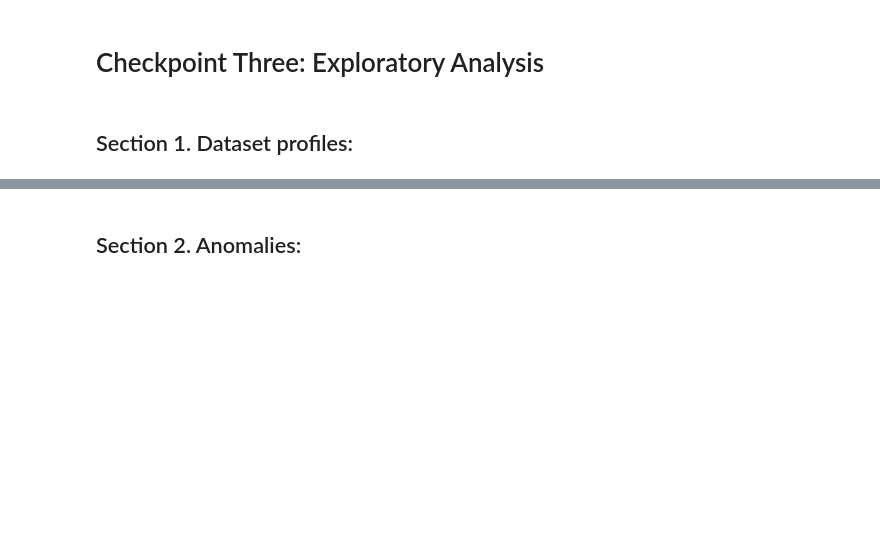
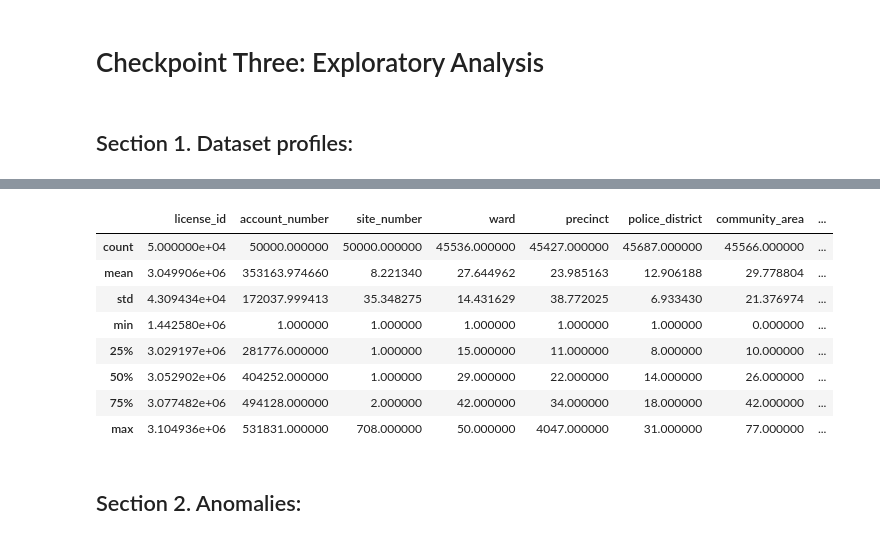
Before and after one commit to IrfanOzmen/CS418_Economic_Trajectories_Group, a Jupyter notebook: EDA_Checkpoint/eda.ipynb, the cells around one changed output, grey strips where cells are left out. Saved outputs shown, nothing was run; the diff lists cells and outputs as text; code cells hidden in the pictures; blank space fills up the shorter version.

```diff
--- a/EDA_Checkpoint/eda.ipynb
+++ b/EDA_Checkpoint/eda.ipynb
@@ -9,0 +198,12 @@ import gzip
+# %%
+business_licenses.describe()
+# %% [output]
+|  | license_id | account_number | site_number | ward | precinct | police_district | community_area | ... |
+| count | 5.000000e+04 | 50000.000000 | 50000.000000 | 45536.000000 | 45427.000000 | 45687.000000 | 45566.000000 | ... |
+| mean | 3.049906e+06 | 353163.974660 | 8.221340 | 27.644962 | 23.985163 | 12.906188 | 29.778804 | ... |
+| std | 4.309434e+04 | 172037.999413 | 35.348275 | 14.431629 | 38.772025 | 6.933430 | 21.376974 | ... |
+| min | 1.442580e+06 | 1.000000 | 1.000000 | 1.000000 | 1.000000 | 1.000000 | 0.000000 | ... |
+| 25% | 3.029197e+06 | 281776.000000 | 1.000000 | 15.000000 | 11.000000 | 8.000000 | 10.000000 | ... |
+| 50% | 3.052902e+06 | 404252.000000 | 1.000000 | 29.000000 | 22.000000 | 14.000000 | 26.000000 | ... |
+| 75% | 3.077482e+06 | 494128.000000 | 2.000000 | 42.000000 | 34.000000 | 18.000000 | 42.000000 | ... |
+| max | 3.104936e+06 | 531831.000000 | 708.000000 | 50.000000 | 4047.000000 | 31.000000 | 77.000000 | ... |
```
Also changed, not shown: parts of 17 cells of this notebook.
